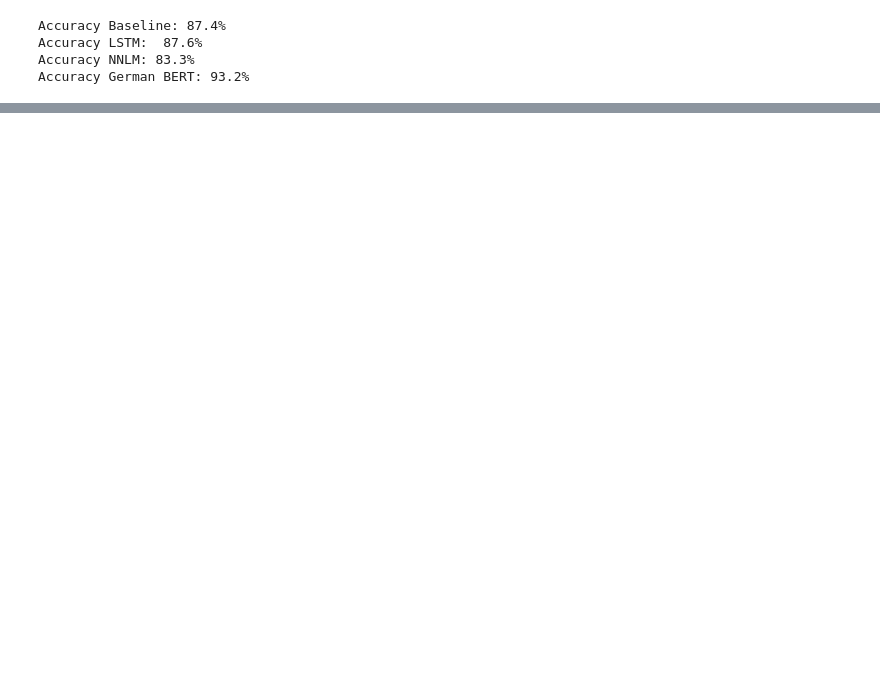
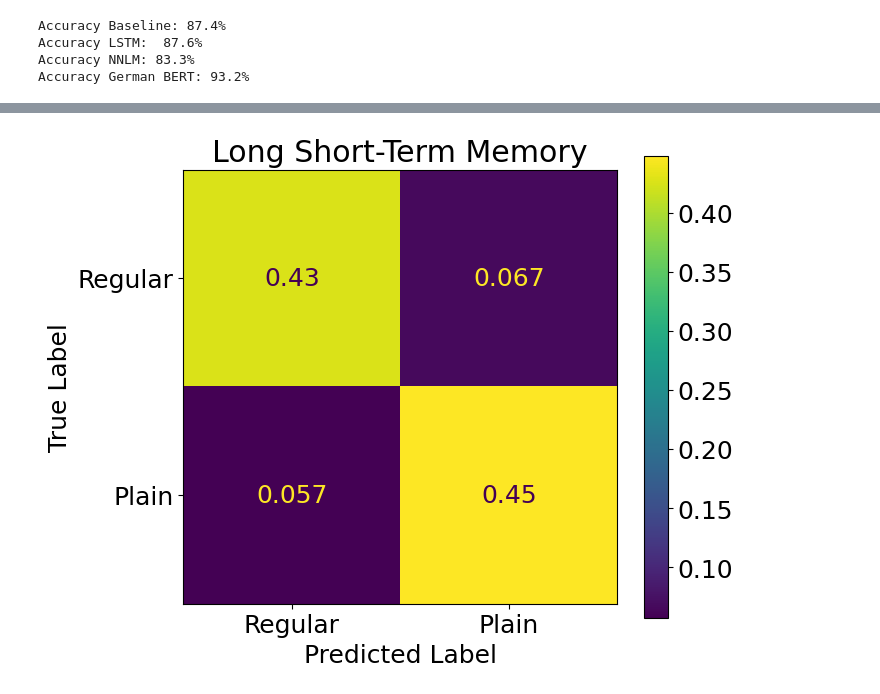
Before and after one commit to HannesMK/plain-language-classification, a Jupyter notebook: 3_Model/model_definition_evaluation.ipynb, the cells around one changed output, grey strips where cells are left out. Drawn from its saved outputs; the diff is of its cells as text; code cells hidden in the pictures; blank space fills up the shorter version.

```diff
--- a/3_Model/model_definition_evaluation.ipynb
+++ b/3_Model/model_definition_evaluation.ipynb
@@ -403,0 +453,8 @@ Accuracy German BERT: 93.2%
+# %%
+_ = utilities.plot_confusion_matrix(
+    y_true=y_test,
+    y_predicted=y_predicted_lstm,
+    title="Long Short-Term Memory",
+)
+# %% [output]
+[figure, added]
```
Also changed, not shown: parts of 13 cells of this notebook, 3 other files.
